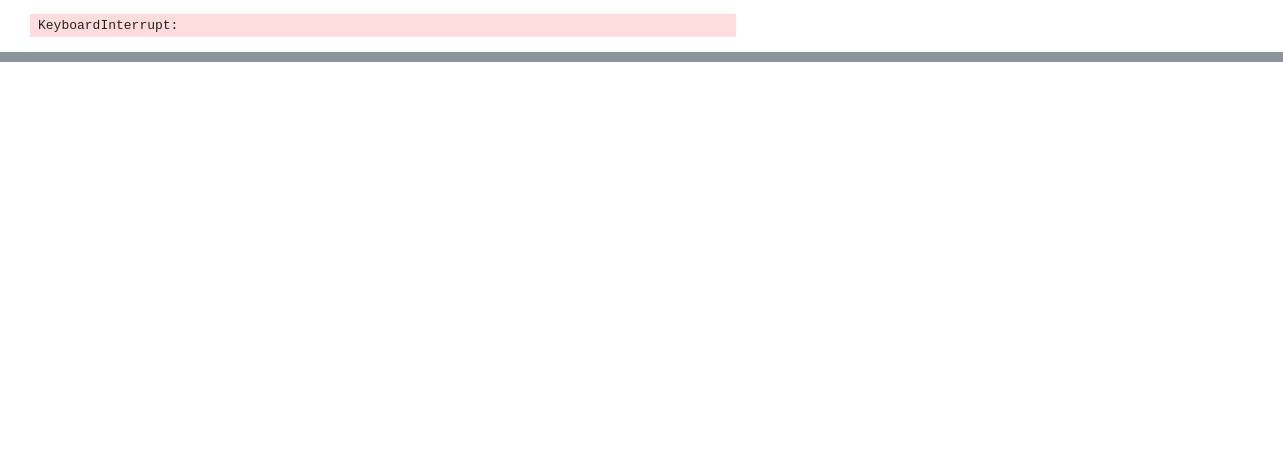
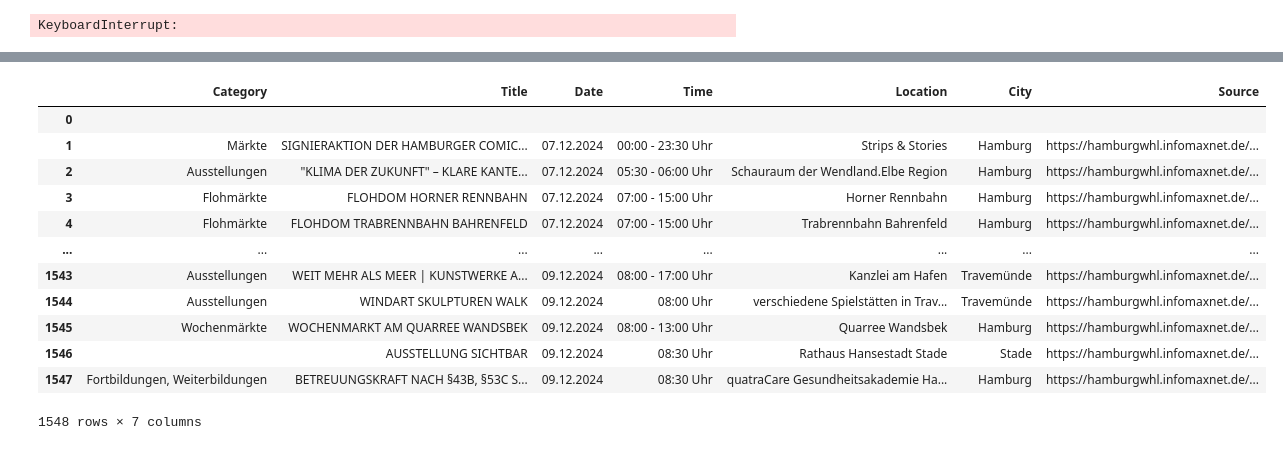
Before and after one commit to heansuh/Event-Calendar, a Jupyter notebook: scrapers/hamburg_de.ipynb, the cells around one changed output, grey strips where cells are left out. Drawn from its saved outputs; the diff is of its cells as text; code cells hidden in the pictures; blank space fills up the shorter version.

```diff
--- a/scrapers/hamburg_de.ipynb
+++ b/scrapers/hamburg_de.ipynb
@@ -66,5 +112,5 @@ receiveMessage@chrome://remote/content/marionette/actors/MarionetteCommandsChild
 # %%
-try:
+"""try:
     # Wait until the button is present and clickable
     wait = WebDriverWait(driver, 10)
     button = wait.until(EC.element_to_be_clickable((By.ID, 'drp_autogen0')))
@@ -74,7 +120,7 @@ try:
     print("Button clicked successfully.")
 
 except Exception as e:
-    print(f"An error occurred: {e}")
+    print(f"An error occurred: {e}")"""
 # %% [output]
 An error occurred: Message:
 # %%
@@ -204,0 +365,17 @@ df
+# %%
+df_raw = scrape_hamburg_de(0)
+df_raw
+# %% [output]
+|  | Category | Title | Date | Time | Location | City | Source |
+| 0 |  |  |  |  |  |  |  |
+| 1 | Märkte | SIGNIERAKTION DER HAMBURGER COMIC... | 07.12.2024 | 00:00 - 23:30 Uhr | Strips & Stories | Hamburg | https://hamburgwhl.infomaxnet.de/... |
+| 2 | Ausstellungen | "KLIMA DER ZUKUNFT" – KLARE KANTE... | 07.12.2024 | 05:30 - 06:00 Uhr | Schauraum der Wendland.Elbe Region | Hamburg | https://hamburgwhl.infomaxnet.de/... |
+| 3 | Flohmärkte | FLOHDOM HORNER RENNBAHN | 07.12.2024 | 07:00 - 15:00 Uhr | Horner Rennbahn | Hamburg | https://hamburgwhl.infomaxnet.de/... |
+| 4 | Flohmärkte | FLOHDOM TRABRENNBAHN BAHRENFELD | 07.12.2024 | 07:00 - 15:00 Uhr | Trabrennbahn Bahrenfeld | Hamburg | https://hamburgwhl.infomaxnet.de/... |
+| ... | ... | ... | ... | ... | ... | ... | ... |
+| 1543 | Ausstellungen | WEIT MEHR ALS MEER | KUNSTWERKE A... | 09.12.2024 | 08:00 - 17:00 Uhr | Kanzlei am Hafen | Travemünde | https://hamburgwhl.infomaxnet.de/... |
+| 1544 | Ausstellungen | WINDART SKULPTUREN WALK | 09.12.2024 | 08:00 Uhr | verschiedene Spielstätten in Trav... | Travemünde | https://hamburgwhl.infomaxnet.de/... |
+| 1545 | Wochenmärkte | WOCHENMARKT AM QUARREE WANDSBEK | 09.12.2024 | 08:00 - 13:00 Uhr | Quarree Wandsbek | Hamburg | https://hamburgwhl.infomaxnet.de/... |
+| 1546 |  | AUSSTELLUNG SICHTBAR | 09.12.2024 | 08:30 Uhr | Rathaus Hansestadt Stade | Stade | https://hamburgwhl.infomaxnet.de/... |
+| 1547 | Fortbildungen, Weiterbildungen | BETREUUNGSKRAFT NACH §43B, §53C S... | 09.12.2024 | 08:30 Uhr | quatraCare Gesundheitsakademie Ha... | Hamburg | https://hamburgwhl.infomaxnet.de/... |
+1548 rows × 7 columns
```
Also changed, not shown: parts of 10 cells of this notebook, 3 other files.
